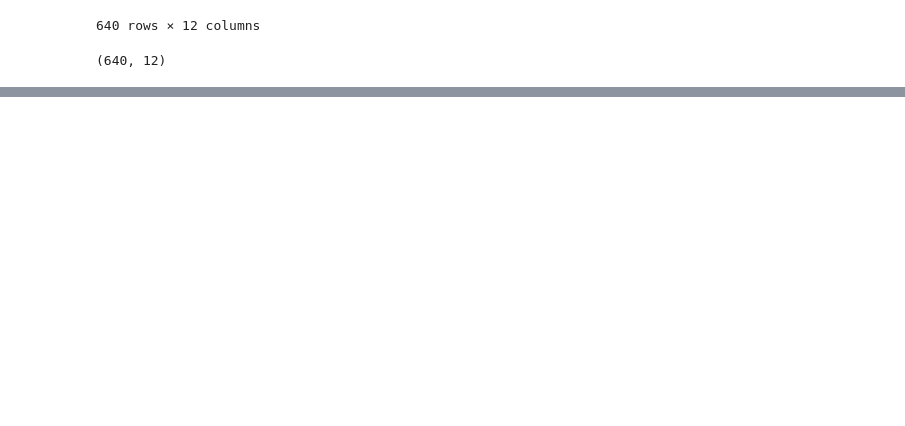
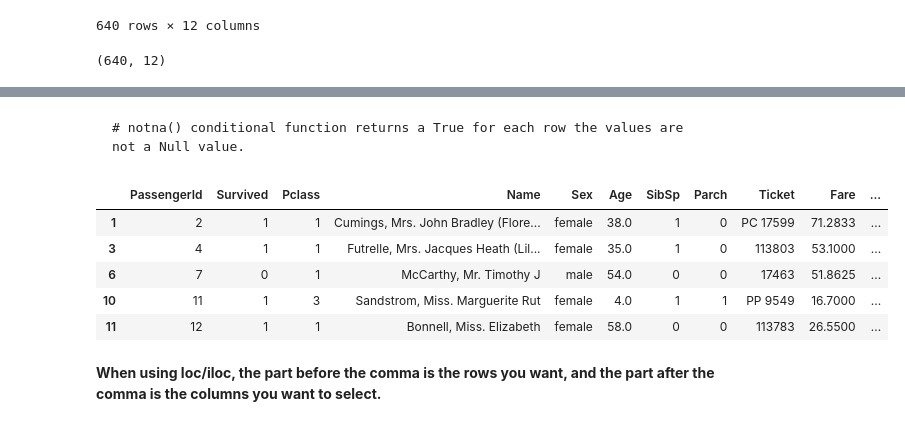
Before and after one commit to codal-tshah/data-practices-2024, a Jupyter notebook: pandas/pandas_intro.ipynb, the cells around one changed output, grey strips where cells are left out. Cells and saved outputs as stored; diff of their text form; code cells hidden in the pictures; blank space fills up the shorter version.

````diff
--- a/pandas/pandas_intro.ipynb
+++ b/pandas/pandas_intro.ipynb
@@ -253,0 +322,18 @@ age_lessthan_50.shape
+# %% [markdown]
+
+
+```
+# notna() conditional function returns a True for each row the values are not a Null value.
+```
+# %%
+not_null_age_cabin = dt[dt["Age"].notna() & dt["Cabin"].notna()]
+not_null_age_cabin.head()
+# %% [output]
+|  | PassengerId | Survived | Pclass | Name | Sex | Age | SibSp | Parch | Ticket | Fare | ... |
+| 1 | 2 | 1 | 1 | Cumings, Mrs. John Bradley (Flore... | female | 38.0 | 1 | 0 | PC 17599 | 71.2833 | ... |
+| 3 | 4 | 1 | 1 | Futrelle, Mrs. Jacques Heath (Lil... | female | 35.0 | 1 | 0 | 113803 | 53.1000 | ... |
+| 6 | 7 | 0 | 1 | McCarthy, Mr. Timothy J | male | 54.0 | 0 | 0 | 17463 | 51.8625 | ... |
+| 10 | 11 | 1 | 3 | Sandstrom, Miss. Marguerite Rut | female | 4.0 | 1 | 1 | PP 9549 | 16.7000 | ... |
+| 11 | 12 | 1 | 1 | Bonnell, Miss. Elizabeth | female | 58.0 | 0 | 0 | 113783 | 26.5500 | ... |
+# %% [markdown]
+**When using loc/iloc, the part before the comma is the rows you want, and the part after the comma is the columns you want to select.**
````
Also changed, not shown: parts of 18 cells of this notebook, 5 other files.
